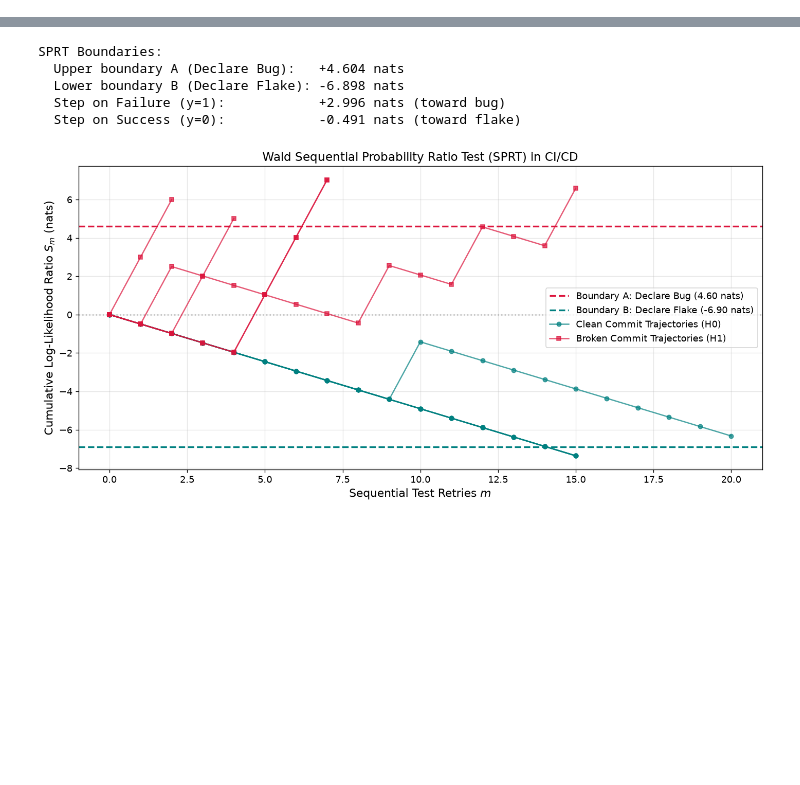
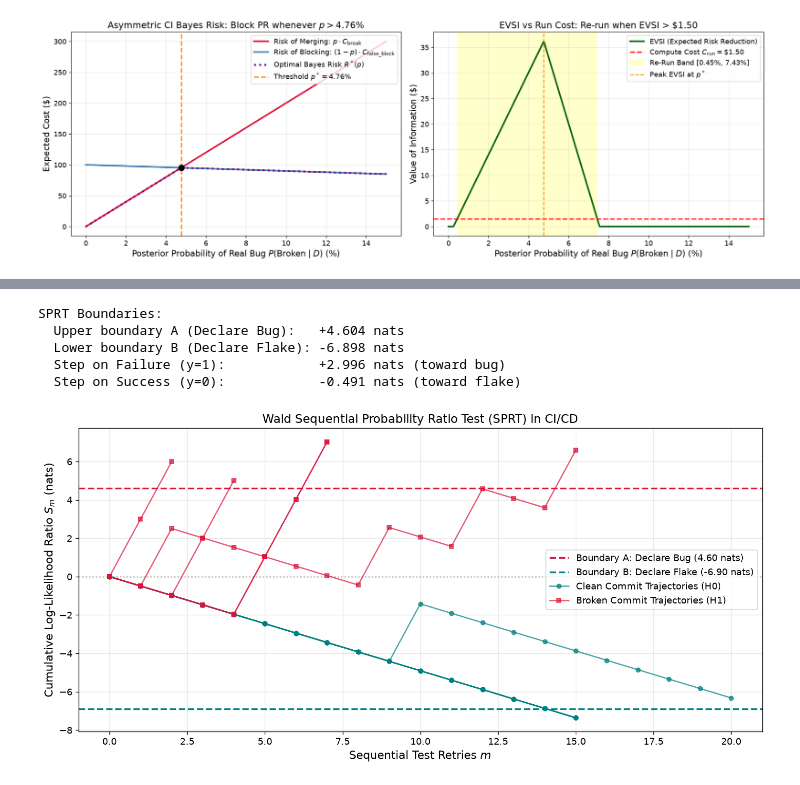
Before and after one commit to tarobins/inference-and-information, a Jupyter notebook: python/09_bayesian_decision_theory_and_wald_sprt.ipynb, the cells around one changed output, grey strips where cells are left out. Cells and saved outputs as stored; diff of their text form; code cells hidden in the pictures; blank space fills up the shorter version.

Commit message:
Integrate core Bayesian statistics & flake control mechanics across Ch 00-12 and fix README links

```diff
--- a/python/09_bayesian_decision_theory_and_wald_sprt.ipynb
+++ b/python/09_bayesian_decision_theory_and_wald_sprt.ipynb
@@ -241,0 +399,79 @@ Optimal Bayes Decision Threshold: p* = 0.00299 (0.299%)
+# %%
+# -------------------------------------------------------------
+# 1. Asymmetric Bayes Risk, Optimal Threshold & EVSI Re-Run Band
+# -------------------------------------------------------------
+C_break = 2000.0        # Cost of merging a real regression ($) (stalls 20 engineers)
+C_false_block = 100.0  # Cost of blocking a clean PR ($) (wastes author triage time)
+C_run = 1.50           # Cost of 1 additional CI test execution ($)
+
+theta_0 = 0.02  # Benign flaky baseline rate (2%)
+theta_1 = 0.40  # Genuine regression failure rate (40%)
+
+# 1. Single-shot Bayes-optimal threshold
+p_star = C_false_block / (C_break + C_false_block)
+
+# 2. Bayes Risk functions
+def risk_merge(p):
+    return p * C_break
+
+def risk_block(p):
+    return (1.0 - p) * C_false_block
+
+def opt_bayes_risk(p):
+    return np.minimum(risk_merge(p), risk_block(p))
+
+# 3. Expected Value of Sample Information (EVSI) for 1 additional test run
+def compute_evsi(p):
+    p_fail = p * theta_1 + (1.0 - p) * theta_0
+    p_pass = 1.0 - p_fail
+    # Posterior probabilities upon observing Fail (1) or Pass (0)
+    p_post_fail = (theta_1 * p) / p_fail if p_fail > 0 else 0.0
+    p_post_pass = ((1.0 - theta_1) * p) / p_pass if p_pass > 0 else 0.0
+    exp_risk_after = p_fail * opt_bayes_risk(p_post_fail) + p_pass * opt_bayes_risk(p_post_pass)
+    return opt_bayes_risk(p) - exp_risk_after
+
+p_grid = np.linspace(0.0, 0.15, 1000)
+evsi_grid = np.array([compute_evsi(p) for p in p_grid])
+rerun_mask = evsi_grid > C_run
+p_low = p_grid[rerun_mask].min()
+p_high = p_grid[rerun_mask].max()
+
+fig, (ax1, ax2) = plt.subplots(1, 2, figsize=(16, 5.5))
+
+# Left Plot: Bayes Risk and Optimal Merge Threshold
+ax1.plot(p_grid * 100, risk_merge(p_grid), color='crimson', linewidth=2.5, label='Risk of Merging: $p \cdot C_{\mathrm{break}}$')
+ax1.plot(p_grid * 100, risk_block(p_grid), color='steelblue', linewidth=2.5, label='Risk of Blocking: $(1-p) \cdot C_{\mathrm{false\_block}}$')
+ax1.plot(p_grid * 100, opt_bayes_risk(p_grid), color='purple', linestyle=':', linewidth=3, label='Optimal Bayes Risk $R^*(p)$')
+ax1.axvline(p_star * 100, color='darkorange', linestyle='--', linewidth=2, label=f'Threshold $p^* = {p_star*100:.2f}\%$')
+ax1.scatter(p_star * 100, opt_bayes_risk(p_star), color='black', s=80, zorder=5)
+ax1.set_xlabel('Posterior Probability of Real Bug $P(\mathrm{Broken} \mid D)$ (%)')
+ax1.set_ylabel('Expected Cost ($)')
+ax1.set_title('Asymmetric CI Bayes Risk: Block PR whenever $p > 4.76\%$')
+ax1.grid(True, alpha=0.3)
+ax1.legend(loc='upper right')
+
+# Right Plot: EVSI and Re-Run Continuation Band (SPRT Bridge)
+ax2.plot(p_grid * 100, evsi_grid, color='darkgreen', linewidth=2.5, label='EVSI (Expected Risk Reduction)')
+ax2.axhline(C_run, color='red', linestyle='--', linewidth=2, label=f'Compute Cost $C_{{\mathrm{{run}}}} = \${C_run:.2f}$')
+ax2.axvspan(p_low * 100, p_high * 100, color='yellow', alpha=0.2, label=f'Re-Run Band [{p_low*100:.2f}%, {p_high*100:.2f}%]')
+ax2.axvline(p_star * 100, color='darkorange', linestyle='--', linewidth=1.5, label=f'Peak EVSI at $p^*$')
+ax2.set_xlabel('Posterior Probability of Real Bug $P(\mathrm{Broken} \mid D)$ (%)')
+ax2.set_ylabel('Value of Information ($)')
+ax2.set_title(f'EVSI vs Run Cost: Re-run when EVSI > \${C_run:.2f}')
+ax2.grid(True, alpha=0.3)
+ax2.legend(loc='upper right')
+
+plt.tight_layout()
+plt.show()
+
+print("=" * 80)
+print("ASYMMETRIC BAYESIAN CI DECISION ANALYSIS")
+print("=" * 80)
+print(f"C_break (Cost of outage):          ${C_break:.2f}")
+print(f"C_false_block (False alarm cost):  ${C_false_block:.2f}")
+print(f"Bayes-Optimal Decision Threshold:  p* = {p_star:.4f} ({p_star*100:.2f}%)")
+print(f"Max EVSI at p*:                    ${compute_evsi(p_star):.2f}")
+print(f"Re-Run Decision Band (EVSI > ${C_run:.2f}): [{p_low*100:.2f}%, {p_high*100:.2f}%]")
+print("=" * 80)
+# %% [output]
+[figure, added]
```
Also changed, not shown: parts of 13 cells of this notebook, 26 other files.
